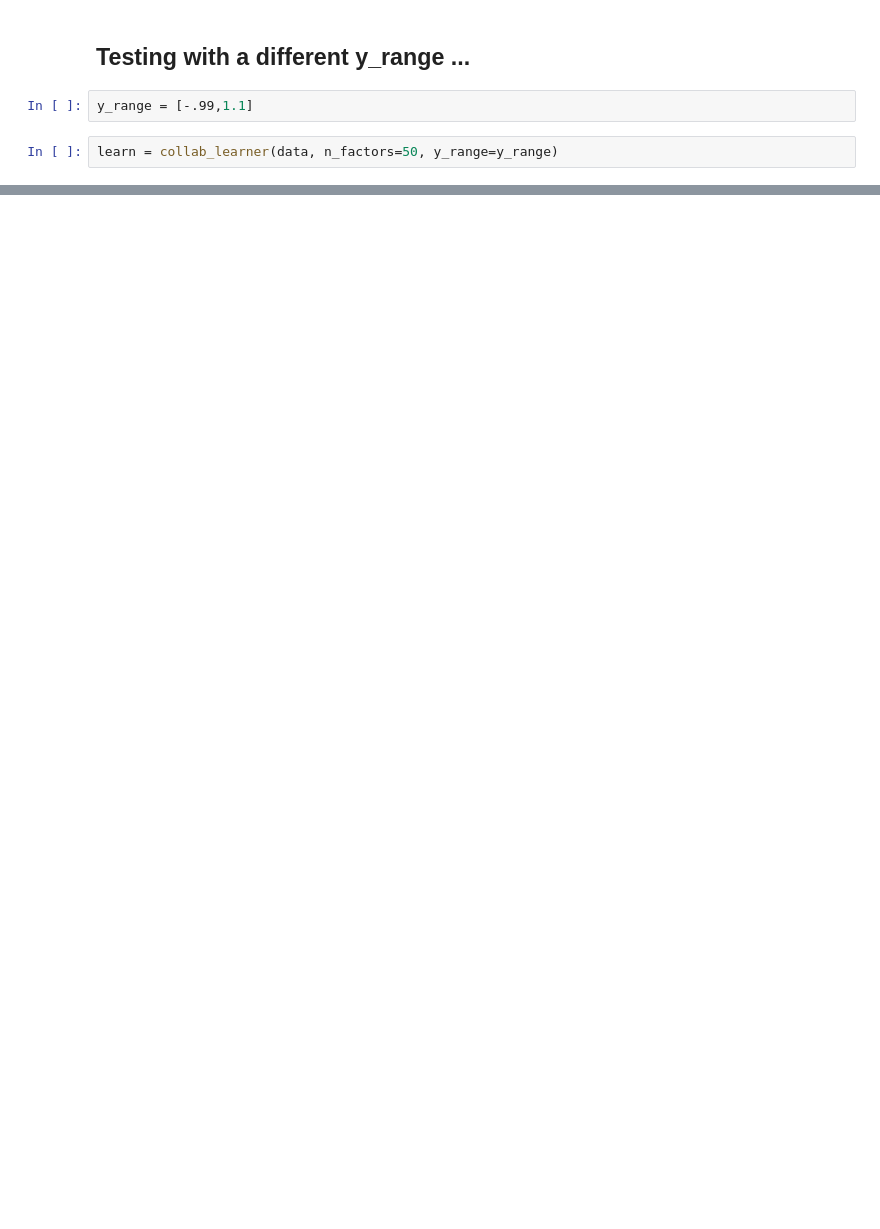
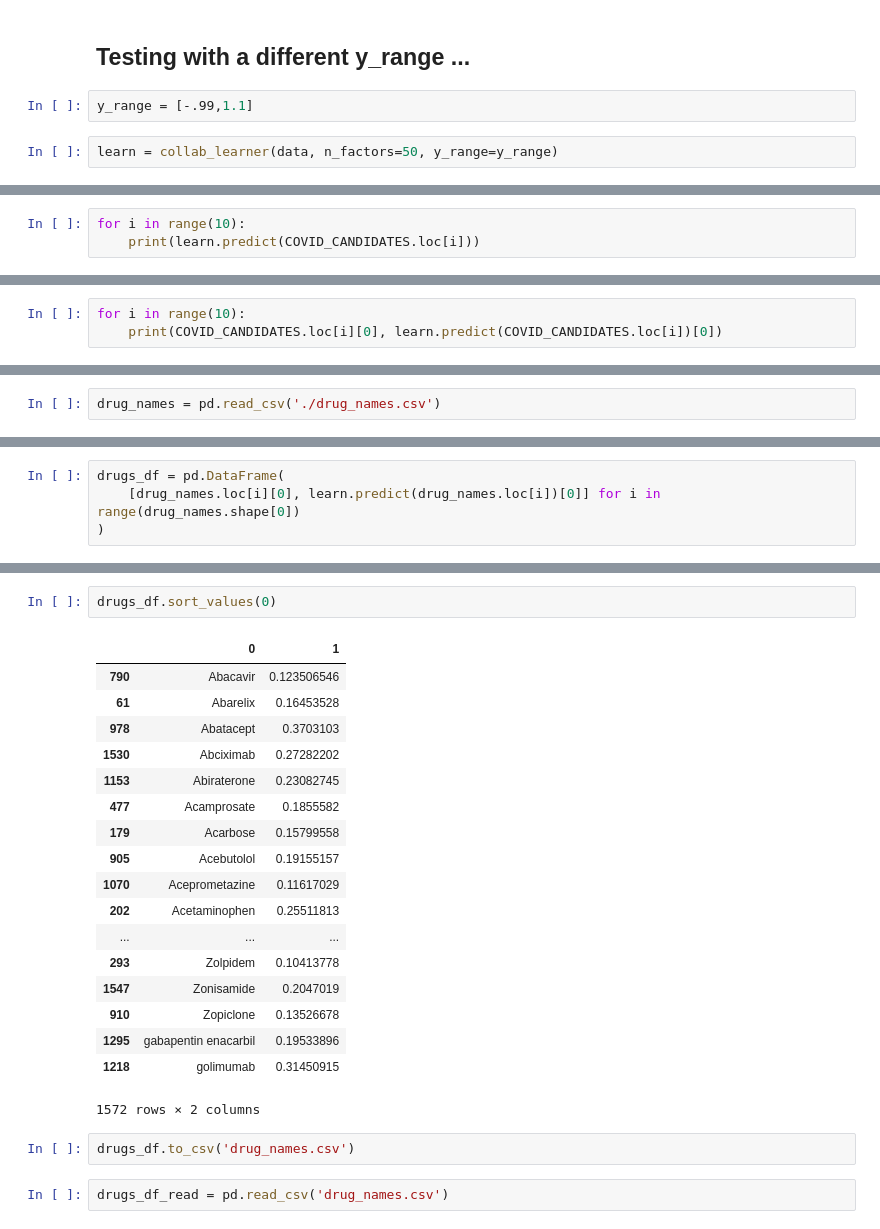
Before and after one commit to hari-aindra/collaborative-filtering-for-drug-repurposing-COVID, a Jupyter notebook: COVID-CURE-V1.ipynb, the cells around one changed output, grey strips where cells are left out. Cells and saved outputs as stored; diff of their text form; blank space fills up the shorter version.

Commit message:
COVID-CURE-V2 notebook create

```diff
--- a/COVID-CURE-V1.ipynb
+++ b/COVID-CURE-V1.ipynb
@@ -40,0 +222,3 @@ learn.fit_one_cycle(3, 5e-3)
+# %%
+for i in range(10):
+    print(learn.predict(COVID_CANDIDATES.loc[i]))
@@ -40,0 +236,3 @@ learn.fit_one_cycle(3, 5e-3)
+# %%
+for i in range(10):
+    print(COVID_CANDIDATES.loc[i][0], learn.predict(COVID_CANDIDATES.loc[i])[0])
@@ -40,0 +273,2 @@ learn.fit_one_cycle(3, 5e-3)
+# %%
+drug_names = pd.read_csv('./drug_names.csv')
@@ -40,0 +288,4 @@ learn.fit_one_cycle(3, 5e-3)
+# %%
+drugs_df = pd.DataFrame(
+    [drug_names.loc[i][0], learn.predict(drug_names.loc[i])[0]] for i in range(drug_names.shape[0])
+)
@@ -40,0 +321,25 @@ learn.fit_one_cycle(3, 5e-3)
+# %%
+drugs_df.sort_values(0)
+# %% [output]
+|  | 0 | 1 |
+| 790 | Abacavir | 0.123506546 |
+| 61 | Abarelix | 0.16453528 |
+| 978 | Abatacept | 0.3703103 |
+| 1530 | Abciximab | 0.27282202 |
+| 1153 | Abiraterone | 0.23082745 |
+| 477 | Acamprosate | 0.1855582 |
+| 179 | Acarbose | 0.15799558 |
+| 905 | Acebutolol | 0.19155157 |
+| 1070 | Aceprometazine | 0.11617029 |
+| 202 | Acetaminophen | 0.25511813 |
+| ... | ... | ... |
+| 293 | Zolpidem | 0.10413778 |
+| 1547 | Zonisamide | 0.2047019 |
+| 910 | Zopiclone | 0.13526678 |
+| 1295 | gabapentin enacarbil | 0.19533896 |
+| 1218 | golimumab | 0.31450915 |
+1572 rows × 2 columns
+# %%
+drugs_df.to_csv('drug_names.csv')
+# %%
+drugs_df_read = pd.read_csv('drug_names.csv')
```
Also changed, not shown: parts of 47 cells of this notebook, 9 other files.
